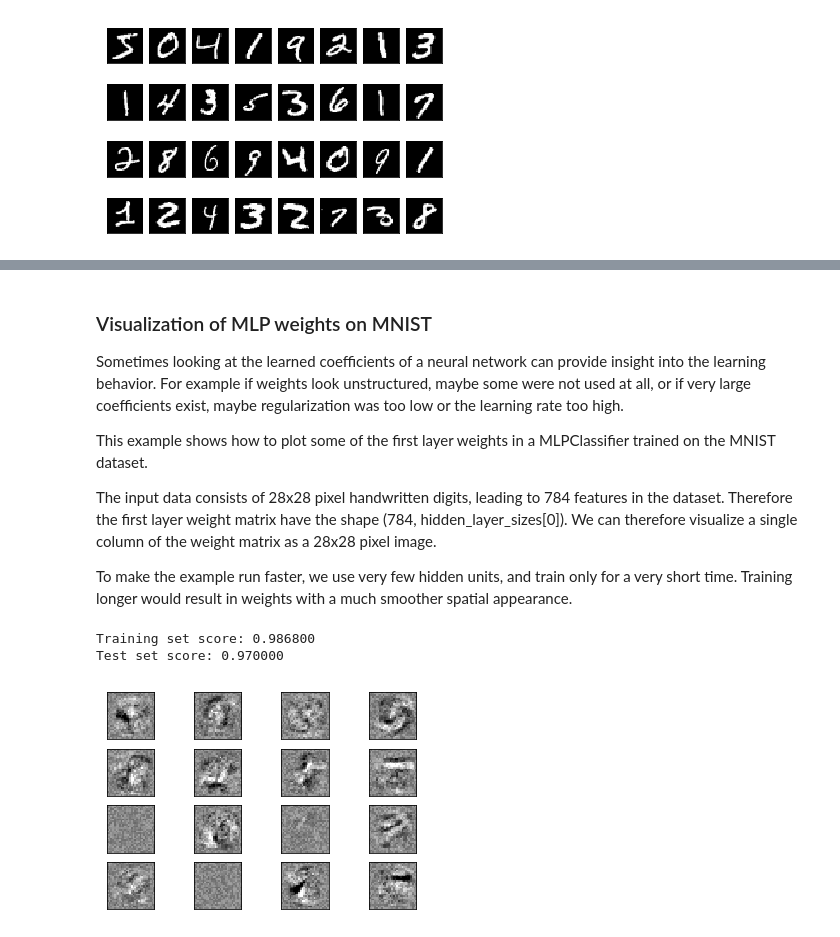
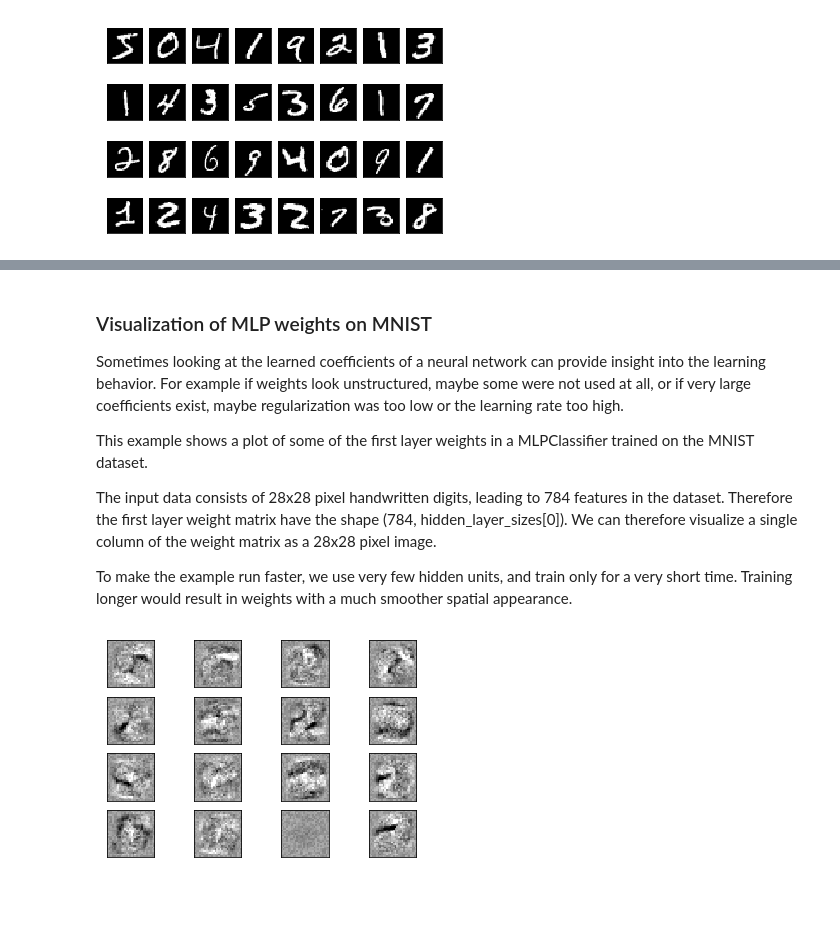
Before and after one commit to josiahcoad/IntroNeuralNetworks, a Jupyter notebook: 1_image_recognition.ipynb, the cells around one changed output, grey strips where cells are left out. Saved outputs shown, nothing was run; the diff lists cells and outputs as text; code cells hidden in the pictures; blank space fills up the shorter version.

```diff
--- a/1_image_recognition.ipynb
+++ b/1_image_recognition.ipynb
@@ -35,9 +40,12 @@ plt.show()
+# %%
+X_train = X_train.reshape(60000, 784)
+X_test = X_test.reshape(10000, 784)
 # %%
-# notice just a simple 1 hidden layer, 50 node network!
-mlp = MLPClassifier(hidden_layer_sizes=(50,), max_iter=10, alpha=1e-4,
-                    solver='sgd', verbose=10, tol=1e-4, random_state=1,
+from sklearn.neural_network import MLPClassifier
+# notice just a simple 1 hidden layer, 16 node network!
+clf = MLPClassifier(hidden_layer_sizes=(16,), max_iter=10,
+                    solver='sgd', verbose=10, random_state=42,
                     learning_rate_init=.1)
 
-# mlp.fit(X_train.reshape(60000, 784), y_train)
-X_test.shape
+clf.fit(X_train, y_train)
 # %% [output]
@@ -61,7 +75,7 @@ insight into the learning behavior. For example if weights look unstructured,
 maybe some were not used at all, or if very large coefficients exist, maybe
 regularization was too low or the learning rate too high.
 
-This example shows how to plot some of the first layer weights in a
+This example shows a plot of some of the first layer weights in a
 MLPClassifier trained on the MNIST dataset.
 
 The input data consists of 28x28 pixel handwritten digits, leading to 784
@@ -73,21 +87,15 @@ To make the example run faster, we use very few hidden units, and train only
 for a very short time. Training longer would result in weights with a much
 smoother spatial appearance.
 # %%
-X_test.shape
-print("Training set score: %f" % mlp.score(X_train.reshape(60000, 784), y_train))
-print("Test set score: %f" % mlp.score(X_test.reshape(10000, 784), y_test))
-
 fig, axes = plt.subplots(4, 4)
 # use global min / max to ensure all weights are shown on the same scale
-vmin, vmax = mlp.coefs_[0].min(), mlp.coefs_[0].max()
-for coef, ax in zip(mlp.coefs_[0].T, axes.ravel()):
+vmin, vmax = clf.coefs_[0].min(), clf.coefs_[0].max()
+for coef, ax in zip(clf.coefs_[0].T, axes.ravel()):
     ax.matshow(coef.reshape(28, 28), cmap=plt.cm.gray, vmin=.5 * vmin,
                vmax=.5 * vmax)
     ax.set_xticks(())
     ax.set_yticks(())
 
 plt.show()
 # %% [output]
-Training set score: 0.986800
-Test set score: 0.970000
-[figure, old version]
+[figure, new version]
```
Also changed, not shown: parts of 14 cells of this notebook, 1 other file.
